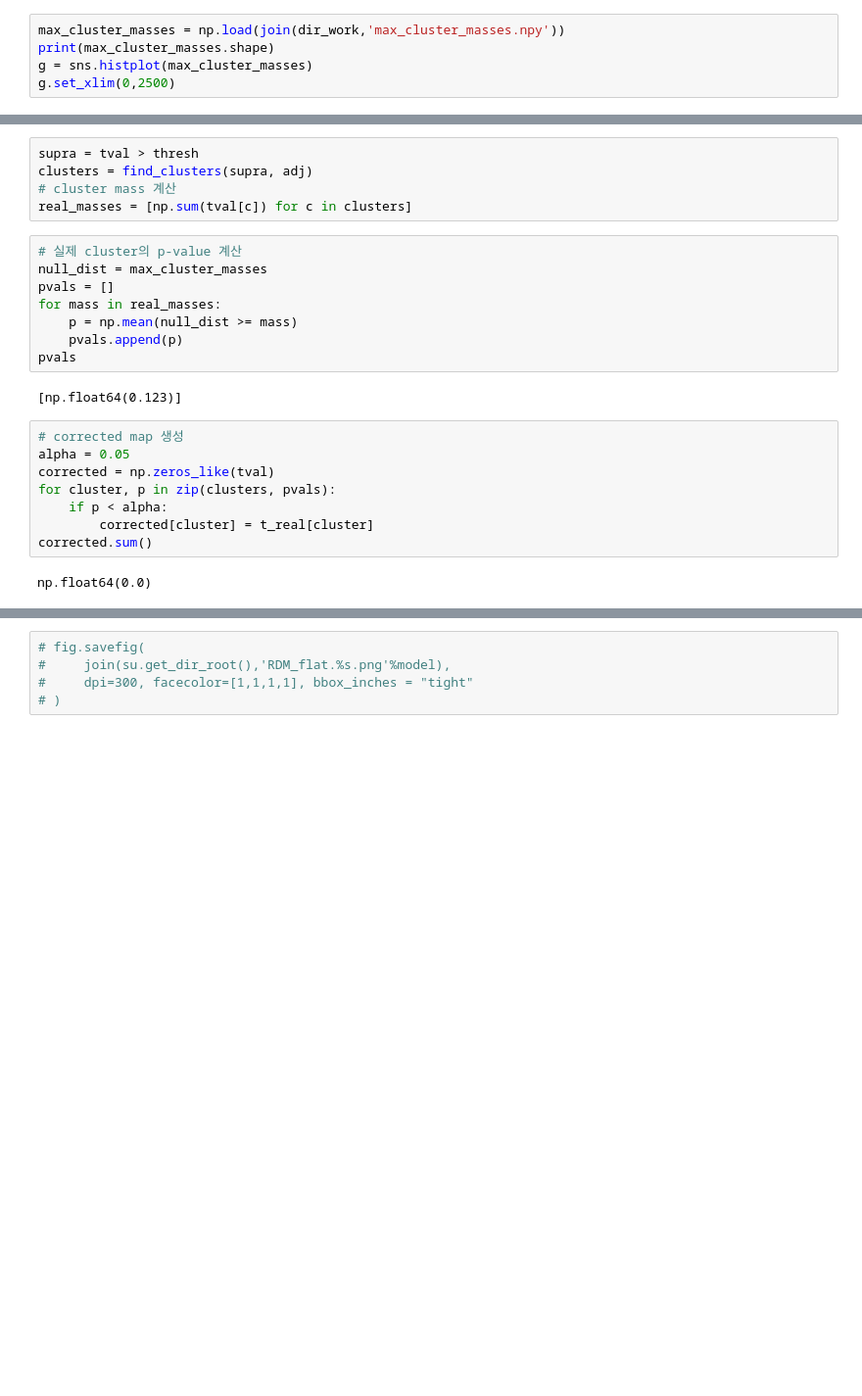
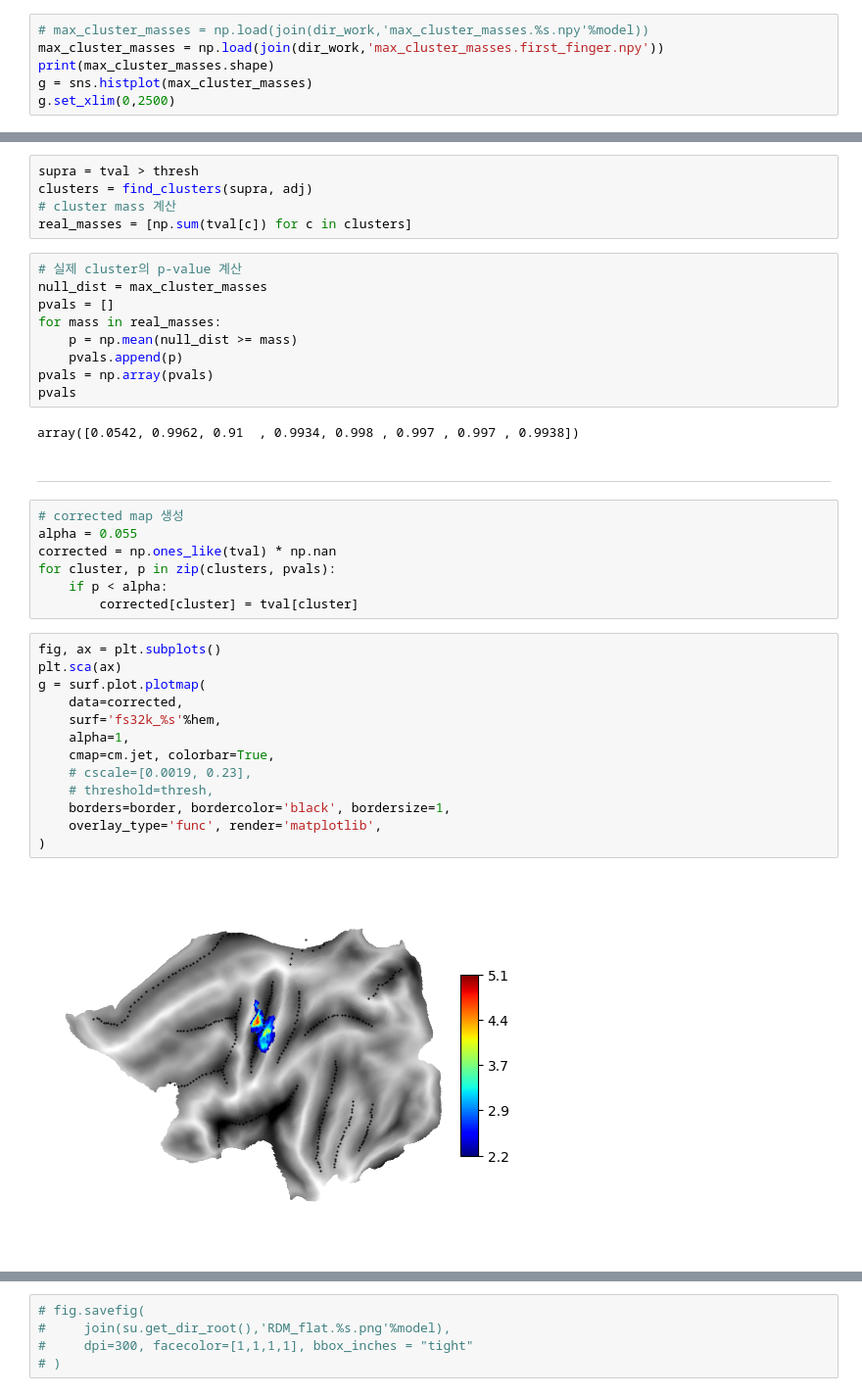
Before and after one commit to psb629/SeqSpatialSupp_fMRI, a Jupyter notebook: Notebook/cluster-based_correction.ipynb, the cells around one changed output, grey strips where cells are left out. Shown at 98% size. Saved outputs shown, nothing was run; the diff lists cells and outputs as text; blank space fills up the shorter version.

Commit message:
It seems like this correction is working properly

```diff
--- a/Notebook/cluster-based_correction.ipynb
+++ b/Notebook/cluster-based_correction.ipynb
@@ -186,7 +168,8 @@ np.save(join(dir_work,'max_cluster_masses.%s'%model), max_cluster_masses)
 # %% [markdown]
 #### load `max_cluster_masses`
 # %%
-max_cluster_masses = np.load(join(dir_work,'max_cluster_masses.npy'))
+# max_cluster_masses = np.load(join(dir_work,'max_cluster_masses.%s.npy'%model))
+max_cluster_masses = np.load(join(dir_work,'max_cluster_masses.first_finger.npy'))
 print(max_cluster_masses.shape)
 g = sns.histplot(max_cluster_masses)
 g.set_xlim(0,2500)
@@ -274,16 +276,31 @@ pvals = []
 for mass in real_masses:
     p = np.mean(null_dist >= mass)
     pvals.append(p)
+pvals = np.array(pvals)
 pvals
 # %% [output]
-[np.float64(0.123)]
+array([0.0542, 0.9962, 0.91  , 0.9934, 0.998 , 0.997 , 0.997 , 0.9938])
+# %% [markdown]
+---
 # %%
 # corrected map 생성
-alpha = 0.05
-corrected = np.zeros_like(tval)
+alpha = 0.055
+corrected = np.ones_like(tval) * np.nan
 for cluster, p in zip(clusters, pvals):
     if p < alpha:
-        corrected[cluster] = t_real[cluster]
-corrected.sum()
+        corrected[cluster] = tval[cluster]
-# %% [output]
-np.float64(0.0)
+# %%
+fig, ax = plt.subplots()
+plt.sca(ax)
+g = surf.plot.plotmap(
+    data=corrected,
+    surf='fs32k_%s'%hem,
+    alpha=1,
+    cmap=cm.jet, colorbar=True,
+    # cscale=[0.0019, 0.23],
+    # threshold=thresh,
+    borders=border, bordercolor='black', bordersize=1,
+    overlay_type='func', render='matplotlib',
+)
+# %% [output]
+[figure, added]
```
Also changed, not shown: parts of 17 cells of this notebook.
